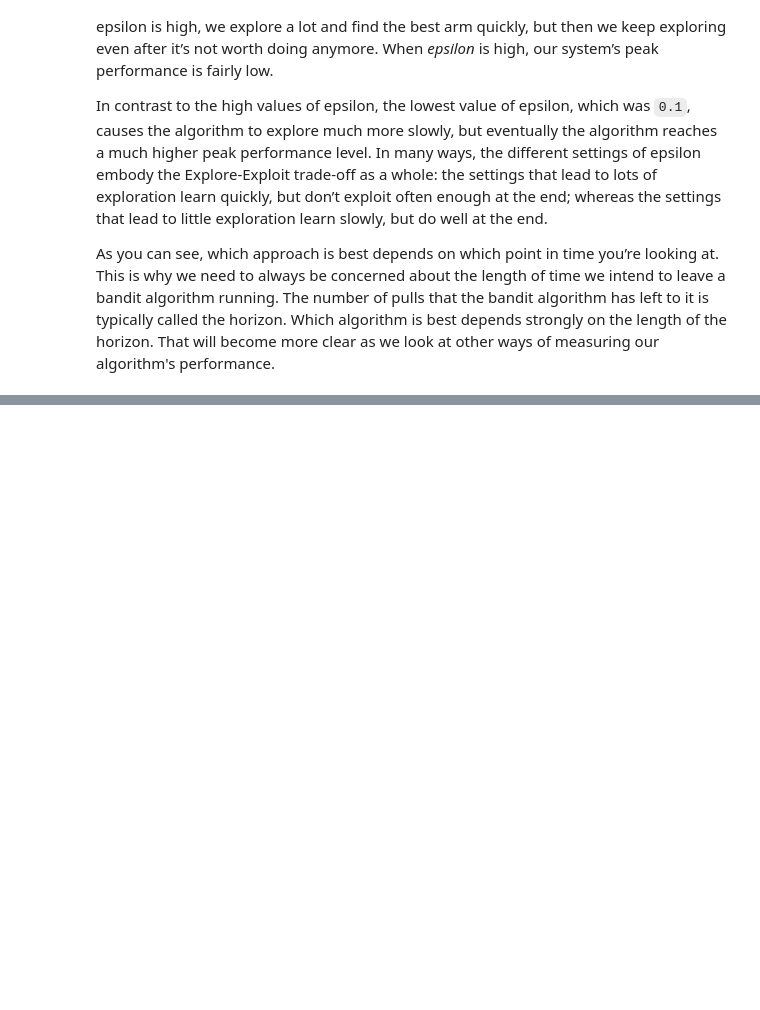
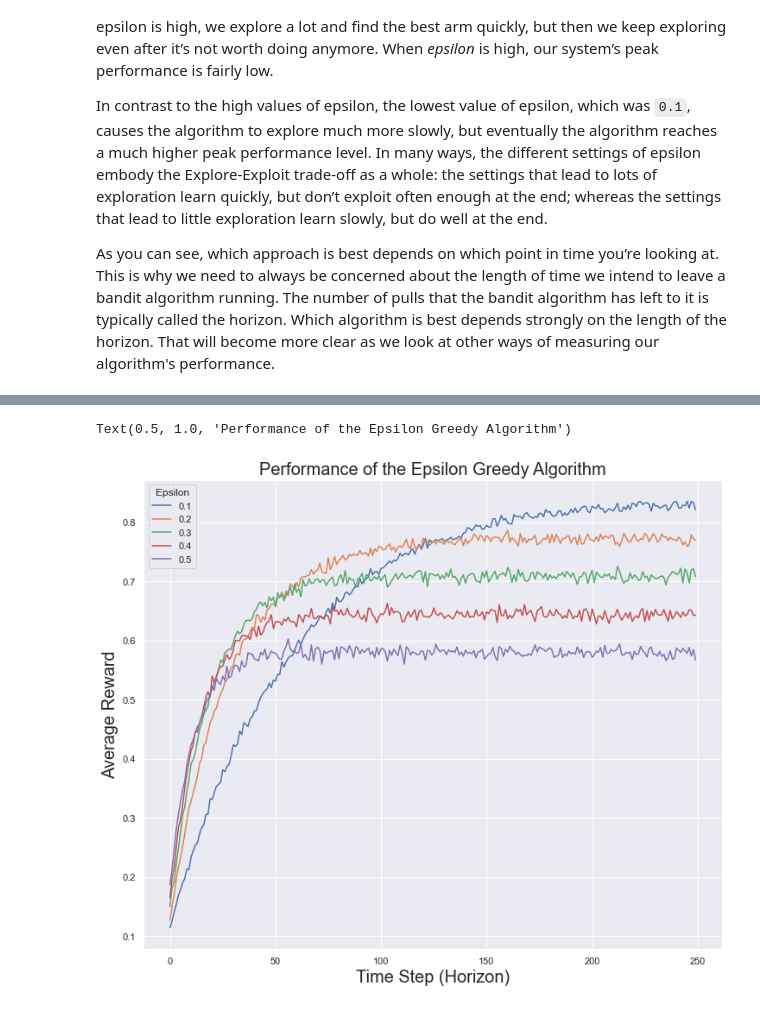
Before and after one commit to harpalsahota/datascience-knowledge-base, a Jupyter notebook: ab_testing/bandit_algorithms/web_optimisation/04_debugging_bandit_algorithms.ipynb, the cells around one changed output, grey strips where cells are left out. Saved outputs shown, nothing was run; the diff lists cells and outputs as text; code cells hidden in the pictures; blank space fills up the shorter version.

```diff
--- a/ab_testing/bandit_algorithms/web_optimisation/04_debugging_bandit_algorithms.ipynb
+++ b/ab_testing/bandit_algorithms/web_optimisation/04_debugging_bandit_algorithms.ipynb
@@ -345,0 +369,4 @@ As you can see, which approach is best depends on which point in time you’re l
+# %%
+# Split the simulations into individual simulation runs
+eps_01 = np.array([rewards[0][i:i+HORIZON] for i in range(0, len(rewards[0]), HORIZON)])
+eps_01
@@ -345,0 +381,4 @@ As you can see, which approach is best depends on which point in time you’re l
+# %%
+# Count the mean reward for each time point
+eps_01_rewards = np.mean(eps_01, axis=0)
+eps_01_rewards
@@ -345,0 +403,28 @@ As you can see, which approach is best depends on which point in time you’re l
+# %%
+eps_02 = np.array([rewards[1][i:i+HORIZON] for i in range(0, len(rewards[1]), HORIZON)])
+eps_02_rewards = np.mean(eps_02, axis=0)
+
+eps_03 = np.array([rewards[2][i:i+HORIZON] for i in range(0, len(rewards[1]), HORIZON)])
+eps_03_rewards = np.mean(eps_03, axis=0)
+
+eps_04 = np.array([rewards[3][i:i+HORIZON] for i in range(0, len(rewards[1]), HORIZON)])
+eps_04_rewards = np.mean(eps_04, axis=0)
+
+eps_05 = np.array([rewards[4][i:i+HORIZON] for i in range(0, len(rewards[1]), HORIZON)])
+eps_05_rewards = np.mean(eps_05, axis=0)
+# %%
+sns.set_style('darkgrid')
+sns.set_context('paper')
+sns.set(rc={'figure.figsize':(12, 10)})
+sns.lineplot(x=range(0, HORIZON), y=eps_01_rewards, label='0.1')
+sns.lineplot(x=range(0, HORIZON), y=eps_02_rewards, label='0.2')
+sns.lineplot(x=range(0, HORIZON), y=eps_03_rewards, label='0.3')
+sns.lineplot(x=range(0, HORIZON), y=eps_04_rewards, label='0.4')
+sns.lineplot(x=range(0, HORIZON), y=eps_05_rewards, label='0.5')
+plt.legend(title='Epsilon')
+plt.xlabel('Time Step (Horizon)', size=20)
+plt.ylabel('Average Reward', size=20)
+plt.title('Performance of the Epsilon Greedy Algorithm', size=20)
+# %% [output]
+Text(0.5, 1.0, 'Performance of the Epsilon Greedy Algorithm')
+[figure, added]
```
Also changed, not shown: parts of 15 cells of this notebook.
